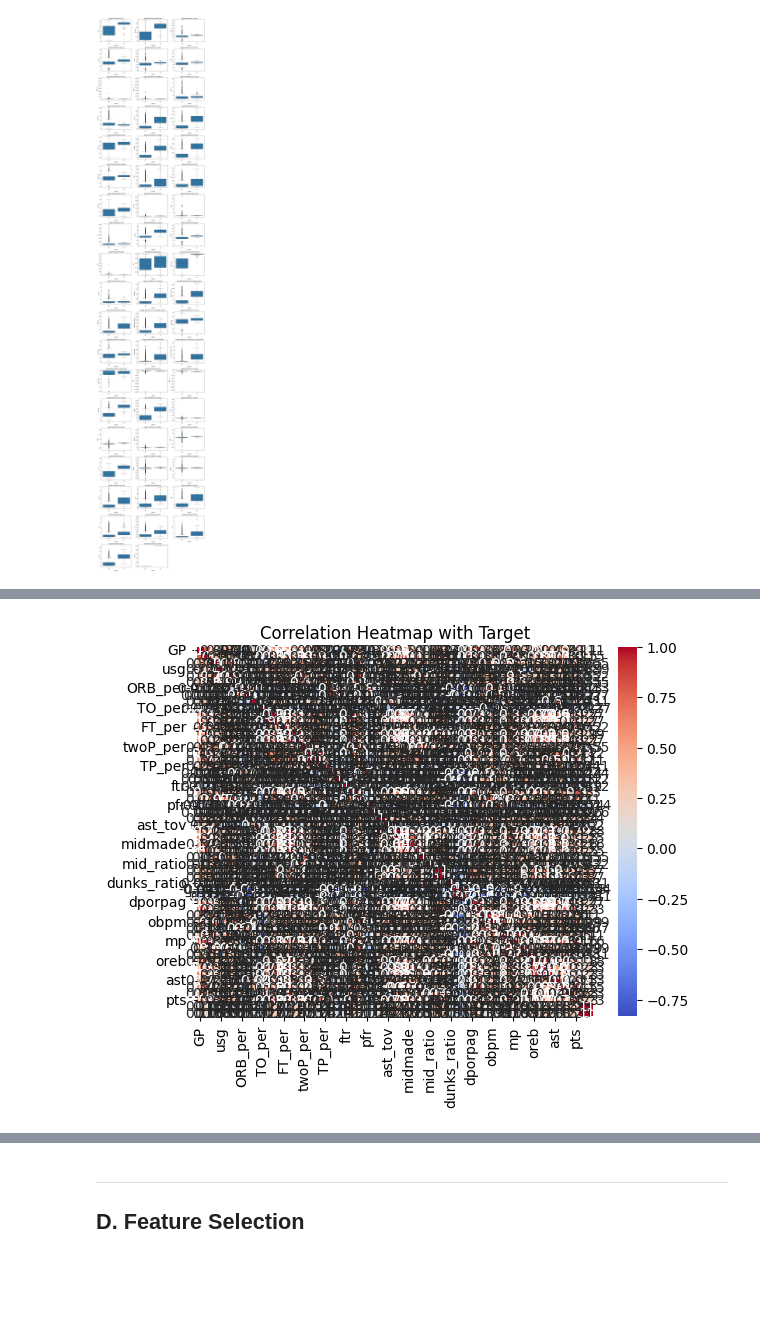
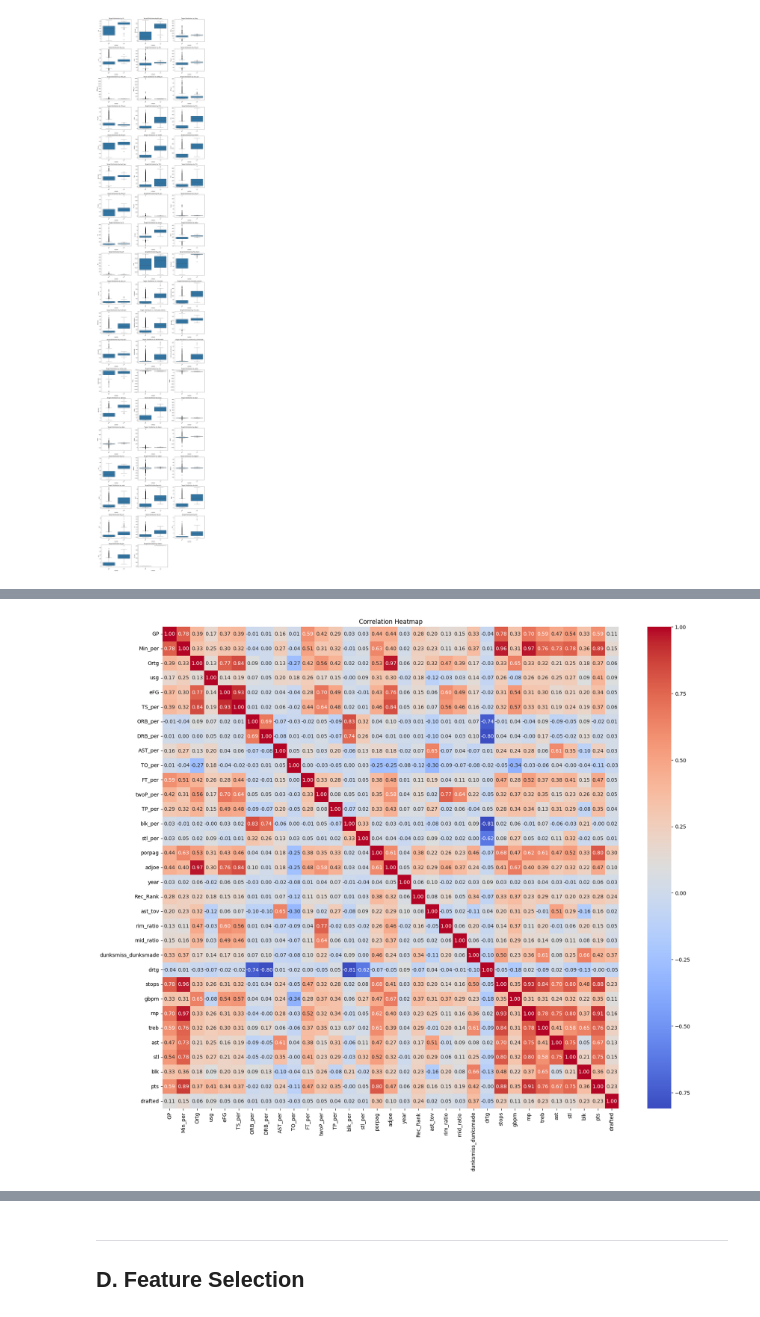
Before and after one commit to shreyashn10/amla_group23_at1, a Jupyter notebook: notebooks/36120-25SP-group23-14635775-AT1-experiment-1.ipynb, the cells around one changed output, grey strips where cells are left out. Saved outputs shown, nothing was run; the diff lists cells and outputs as text; code cells hidden in the pictures; blank space fills up the shorter version.

```diff
--- a/notebooks/36120-25SP-group23-14635775-AT1-experiment-1.ipynb
+++ b/notebooks/36120-25SP-group23-14635775-AT1-experiment-1.ipynb
@@ -204,3 +210,0 @@ print_tile(size="h3", key='target_distribution_explanations', value=target_distr
-# %%
-corr = df[df.select_dtypes(include=np.number).columns.tolist() + [target_name]].corr()
-print(corr)
@@ -225,14 +244,17 @@ drafted              0.146441  0.228221  0.231489  1.000000  1.000000
+# %%
+# Features of interest for EDA
+features_eda_list = ["GP", "Min_per", "Ortg", "usg", "eFG", "TS_per", "ORB_per", "DRB_per", "AST_per", "TO_per", "FT_per", "twoP_per", "TP_per", "blk_per", "stl_per", "ht", "porpag", "adjoe", "year", "Rec_Rank", "ast_tov", "rim_ratio", "mid_ratio", "dunksmiss_dunksmade", "drtg", "stops", "gbpm", "mp", "treb", "ast", "stl", "blk", "pts", "drafted"]
 # %%
-# <Student to fill this section>
+# Exploring correlation heatmap for numerical features of interest
 
-def correlation_heatmap(dataframe, target):
-    """Plot correlation heatmap for numerical features with target."""
-    #plt.figure(figsize=(8, 6))
-    corr = dataframe[dataframe.select_dtypes(include=np.number).columns.tolist() + [target]].corr()
-    sns.heatmap(corr, annot=True, cmap='coolwarm')
-    plt.title("Correlation Heatmap with Target")
+def correlation_heatmap(dataframe, figsize=(5,5)):
+    """Plot correlation heatmap for numerical features."""
+    plt.figure(figsize=(figsize))
+    corr = dataframe[dataframe.select_dtypes(include=np.number).columns.tolist()].corr()
+    sns.heatmap(corr, annot=True, cmap='coolwarm', fmt=".2f")
+    plt.title("Correlation Heatmap")
     plt.show()
 
-correlation_heatmap(df, target_name)
+correlation_heatmap(df[features_eda_list], figsize=(20,17))
 # %% [output]
-[figure, old version]
+[figure, new version]
```
Also changed, not shown: parts of 143 cells of this notebook, 7 other files.
